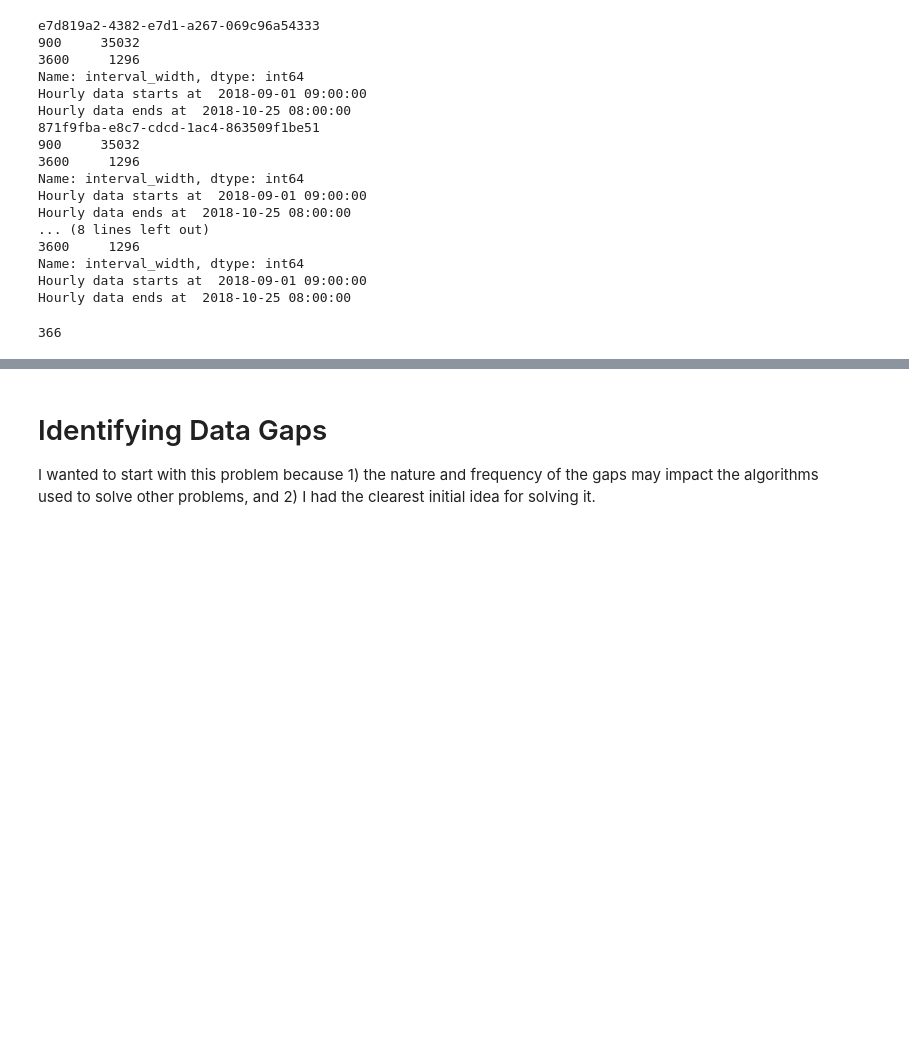
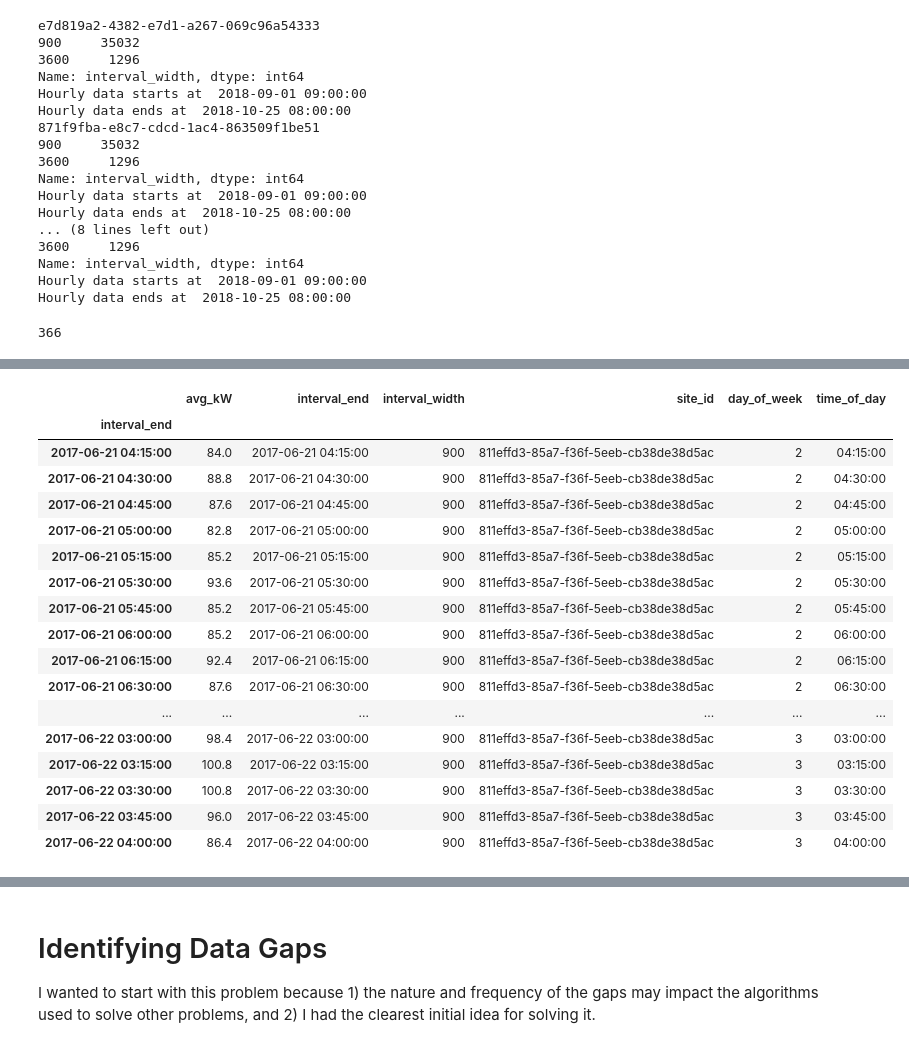
Before and after one commit to NathanVenos/dc-ds-08-26-19, a Jupyter notebook: voltus/Voltus_Project_Nathan.ipynb, the cells around one changed output, grey strips where cells are left out. Cells and saved outputs as stored; diff of their text form; code cells hidden in the pictures; blank space fills up the shorter version.

```diff
--- a/voltus/Voltus_Project_Nathan.ipynb
+++ b/voltus/Voltus_Project_Nathan.ipynb
@@ -7,6 +8,8 @@ import matplotlib.pyplot as plt
 import seaborn as sns
 
 import Voltus_Project_Nathan_Functions as functions
+# %%
+pd.options.display.max_rows = 100
 # %% [markdown]
 # Initial Data Processing and EDA
 # %%
@@ -177,0 +349,23 @@ all_data_df = pd.read_csv('data/data.csv')
+# %%
+temp_ts['day_of_week'] = temp_ts['interval_end'].dt.dayofweek
+temp_ts['time_of_day'] = temp_ts['interval_end'].dt.strftime('%H:%M:%S')
+temp_ts.head(96)
+# %% [output]
+|  | avg_kW | interval_end | interval_width | site_id | day_of_week | time_of_day |
+| interval_end |  |  |  |  |  |  |
+| 2017-06-21 04:15:00 | 84.0 | 2017-06-21 04:15:00 | 900 | 811effd3-85a7-f36f-5eeb-cb38de38d5ac | 2 | 04:15:00 |
+| 2017-06-21 04:30:00 | 88.8 | 2017-06-21 04:30:00 | 900 | 811effd3-85a7-f36f-5eeb-cb38de38d5ac | 2 | 04:30:00 |
+| 2017-06-21 04:45:00 | 87.6 | 2017-06-21 04:45:00 | 900 | 811effd3-85a7-f36f-5eeb-cb38de38d5ac | 2 | 04:45:00 |
+| 2017-06-21 05:00:00 | 82.8 | 2017-06-21 05:00:00 | 900 | 811effd3-85a7-f36f-5eeb-cb38de38d5ac | 2 | 05:00:00 |
+| 2017-06-21 05:15:00 | 85.2 | 2017-06-21 05:15:00 | 900 | 811effd3-85a7-f36f-5eeb-cb38de38d5ac | 2 | 05:15:00 |
+| 2017-06-21 05:30:00 | 93.6 | 2017-06-21 05:30:00 | 900 | 811effd3-85a7-f36f-5eeb-cb38de38d5ac | 2 | 05:30:00 |
+| 2017-06-21 05:45:00 | 85.2 | 2017-06-21 05:45:00 | 900 | 811effd3-85a7-f36f-5eeb-cb38de38d5ac | 2 | 05:45:00 |
+| 2017-06-21 06:00:00 | 85.2 | 2017-06-21 06:00:00 | 900 | 811effd3-85a7-f36f-5eeb-cb38de38d5ac | 2 | 06:00:00 |
+| 2017-06-21 06:15:00 | 92.4 | 2017-06-21 06:15:00 | 900 | 811effd3-85a7-f36f-5eeb-cb38de38d5ac | 2 | 06:15:00 |
+| 2017-06-21 06:30:00 | 87.6 | 2017-06-21 06:30:00 | 900 | 811effd3-85a7-f36f-5eeb-cb38de38d5ac | 2 | 06:30:00 |
+| ... | ... | ... | ... | ... | ... | ... |
+| 2017-06-22 03:00:00 | 98.4 | 2017-06-22 03:00:00 | 900 | 811effd3-85a7-f36f-5eeb-cb38de38d5ac | 3 | 03:00:00 |
+| 2017-06-22 03:15:00 | 100.8 | 2017-06-22 03:15:00 | 900 | 811effd3-85a7-f36f-5eeb-cb38de38d5ac | 3 | 03:15:00 |
+| 2017-06-22 03:30:00 | 100.8 | 2017-06-22 03:30:00 | 900 | 811effd3-85a7-f36f-5eeb-cb38de38d5ac | 3 | 03:30:00 |
+| 2017-06-22 03:45:00 | 96.0 | 2017-06-22 03:45:00 | 900 | 811effd3-85a7-f36f-5eeb-cb38de38d5ac | 3 | 03:45:00 |
+| 2017-06-22 04:00:00 | 86.4 | 2017-06-22 04:00:00 | 900 | 811effd3-85a7-f36f-5eeb-cb38de38d5ac | 3 | 04:00:00 |
```
Also changed, not shown: parts of 28 cells of this notebook, 1 other file.
